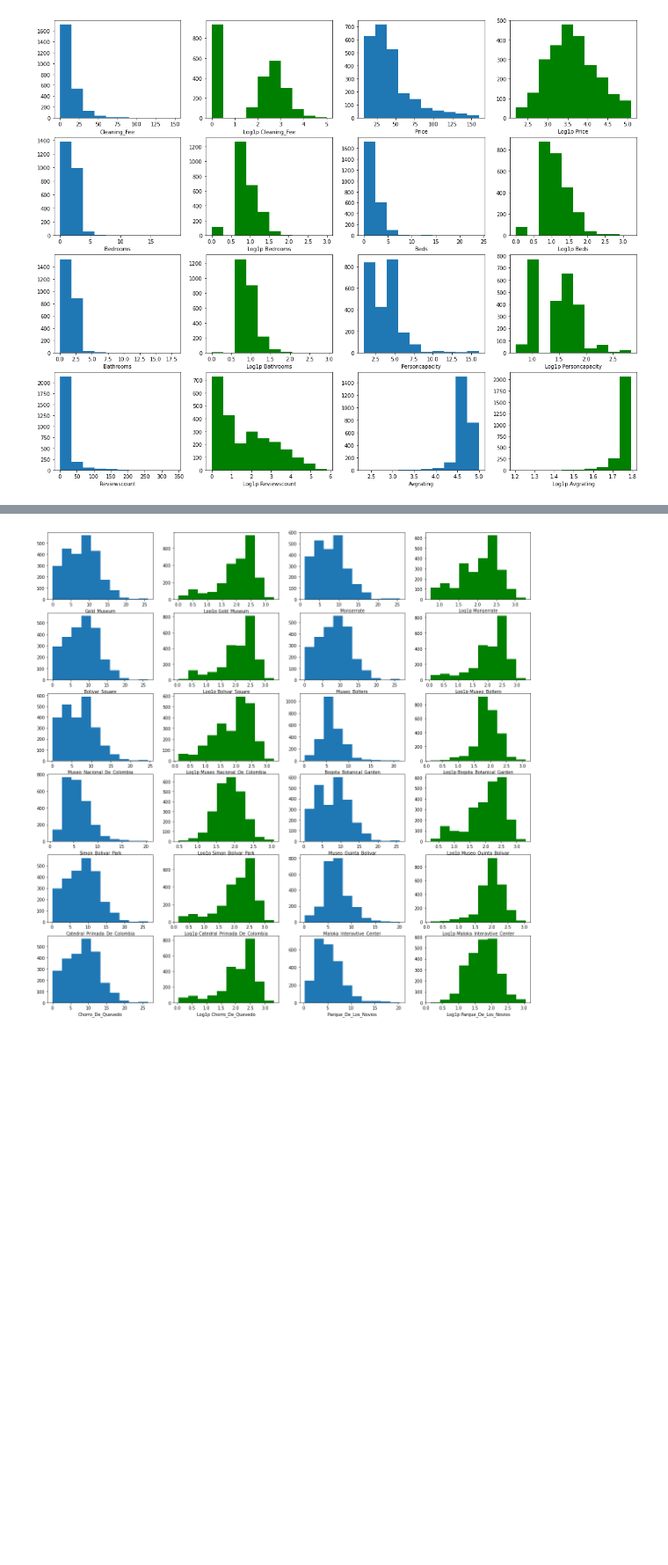
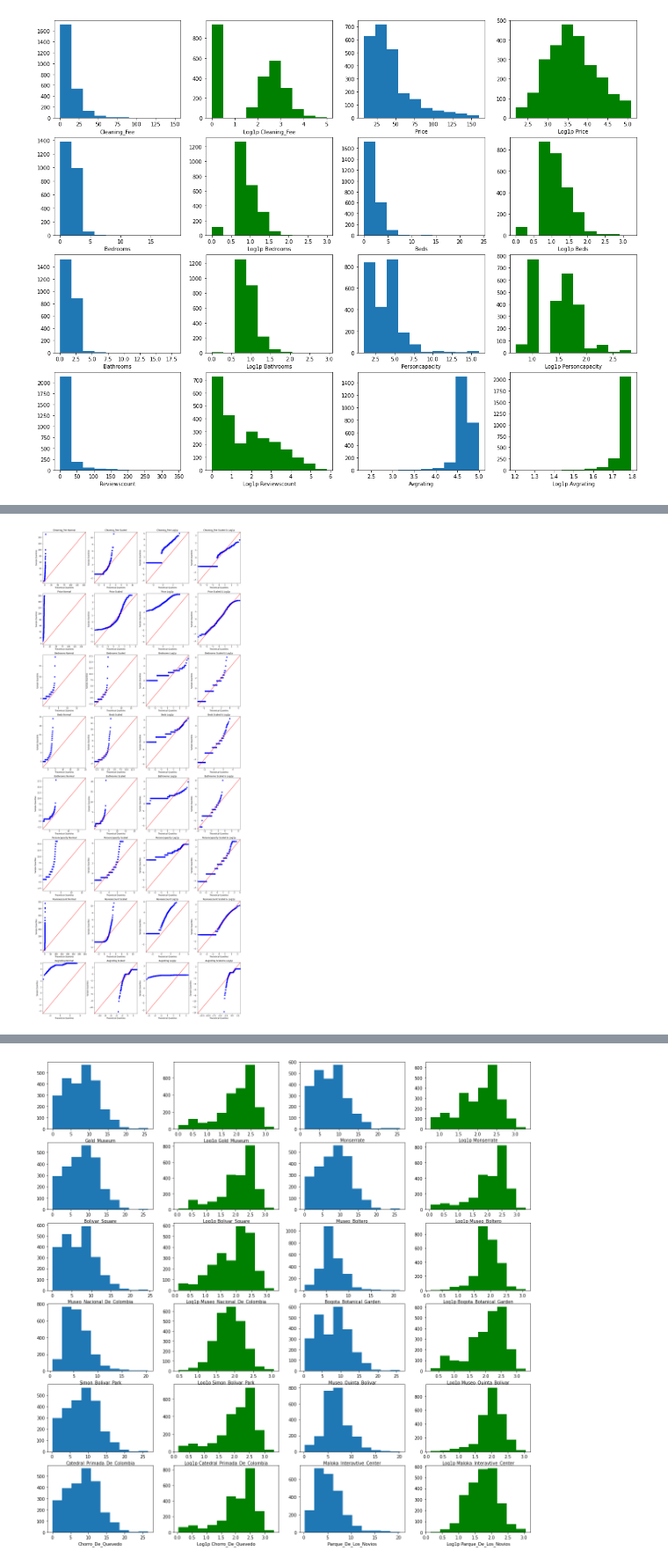
Before and after one commit to scottkds/airbnb_prices, a Jupyter notebook: models/Airbnb_regression2.ipynb, the cells around one changed output, grey strips where cells are left out. Shown: that part at 88% size. Cells and saved outputs as stored; diff of their text form; code cells hidden in the pictures; blank space fills up the shorter version.

```diff
--- a/models/Airbnb_regression2.ipynb
+++ b/models/Airbnb_regression2.ipynb
@@ -172,3 +195,17 @@ for col in hist_cols:
     idx += 1
 # %% [output]
 [figure]
+# %%
+lt.figure(figsize=(20, 20))
+idx = 1
+for col in hist_cols:
+    plot_nbr = idx
+    plt.subplot(5, 4, plot_nbr)
+    plt.hist(rooms[col])
+    plt.xlabel(col.title())
+    idx += 1
+    plot_nbr = idx
+    plt.subplot(5, 4, plot_nbr)
+    plt.hist(np.log1p(rooms[col]), color='green')
+    plt.xlabel('Log1p ' + col.title())
+    idx += 1
@@ -174,0 +219,27 @@ for col in hist_cols:
+# %%
+def plotidxs():
+    idxs = np.array([0, 1, 2, 3])
+    while True:
+        yield idxs
+        idxs += 4
+# %%
+tx_rooms = rooms[hist_cols].copy()
+ss_rooms = pd.DataFrame(StandardScaler().fit_transform(tx_rooms), columns=hist_cols)
+log_rooms = pd.DataFrame(FunctionTransformer(np.log1p).fit_transform(tx_rooms), columns=hist_cols)
+ss_log_rooms = pd.DataFrame(StandardScaler().fit_transform(log_rooms), columns=hist_cols)
+# %%
+pp = plotidxs()
+fig, axes = plt.subplots(len(hist_cols), 4, figsize=(20,50))
+ax = axes.flatten()
+for idx, col in enumerate(hist_cols):
+    ax_plots = next(pp)
+    sm.qqplot(tx_rooms[col], line='45', ax=ax[ax_plots[0]])
+    ax[ax_plots[0]].set_title(col.title() + ' Normal')
+    sm.qqplot(ss_rooms[col], line='45', ax=ax[ax_plots[1]])
+    ax[ax_plots[1]].set_title(col.title() + ' Scaled')
+    sm.qqplot(log_rooms[col], line='45', ax=ax[ax_plots[2]])
+    ax[ax_plots[2]].set_title(col.title() + ' Log1p')
+    sm.qqplot(ss_log_rooms[col], line='45', ax=ax[ax_plots[3]])
+    ax[ax_plots[3]].set_title(col.title() + ' Scaled & Log1p')
+# %% [output]
+[figure, added]
```
Also changed, not shown: parts of 8 cells of this notebook.
